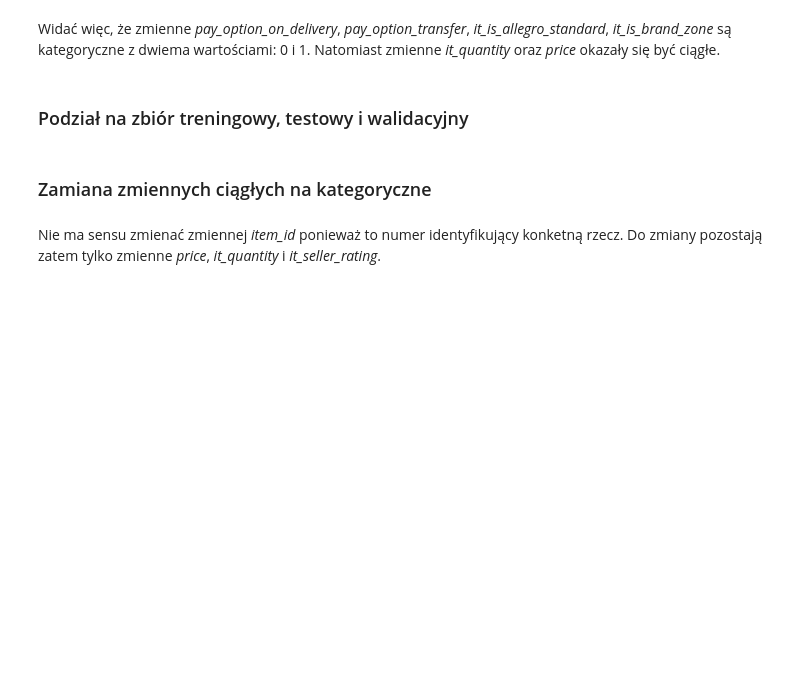
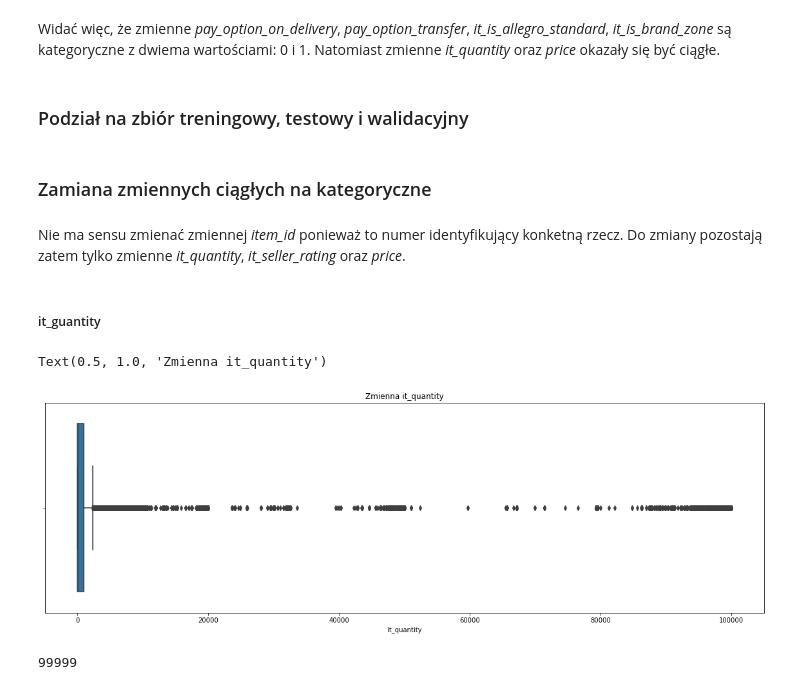
Before and after one commit to malwina0/2022L-ML, a Jupyter notebook: ZD2/ZD2_JakubPiwko_MalwinaWojewoda.ipynb, the cells around one changed output. Drawn from its saved outputs; the diff is of its cells as text; code cells hidden in the pictures; blank space fills up the shorter version.

```diff
--- a/ZD2/ZD2_JakubPiwko_MalwinaWojewoda.ipynb
+++ b/ZD2/ZD2_JakubPiwko_MalwinaWojewoda.ipynb
@@ -138,4 +138,17 @@ X_train, X_test = sklearn.model_selection.train_test_split(
 # %% [markdown]
 ### Zamiana zmiennych ciągłych na kategoryczne
 # %% [markdown]
-Nie ma sensu zmienać zmiennej *item_id* ponieważ to numer identyfikujący konketną rzecz. Do zmiany pozostają zatem tylko zmienne *price*, *it_quantity* i *it_seller_rating*.
+Nie ma sensu zmienać zmiennej *item_id* ponieważ to numer identyfikujący konketną rzecz. Do zmiany pozostają zatem tylko zmienne *it_quantity*,  *it_seller_rating* oraz *price*.
+# %% [markdown]
+##### it_guantity
+# %%
+plt.figure(figsize=(20, 6))
+box_plot = sns.boxplot(X_train['it_quantity'])
+box_plot.set_title('Zmienna it_quantity')
+# %% [output]
+Text(0.5, 1.0, 'Zmienna it_quantity')
+[figure, added]
+# %%
+X_train['it_quantity'].max()
+# %% [output]
+99999
```
Also changed, not shown: parts of 20 cells of this notebook.
